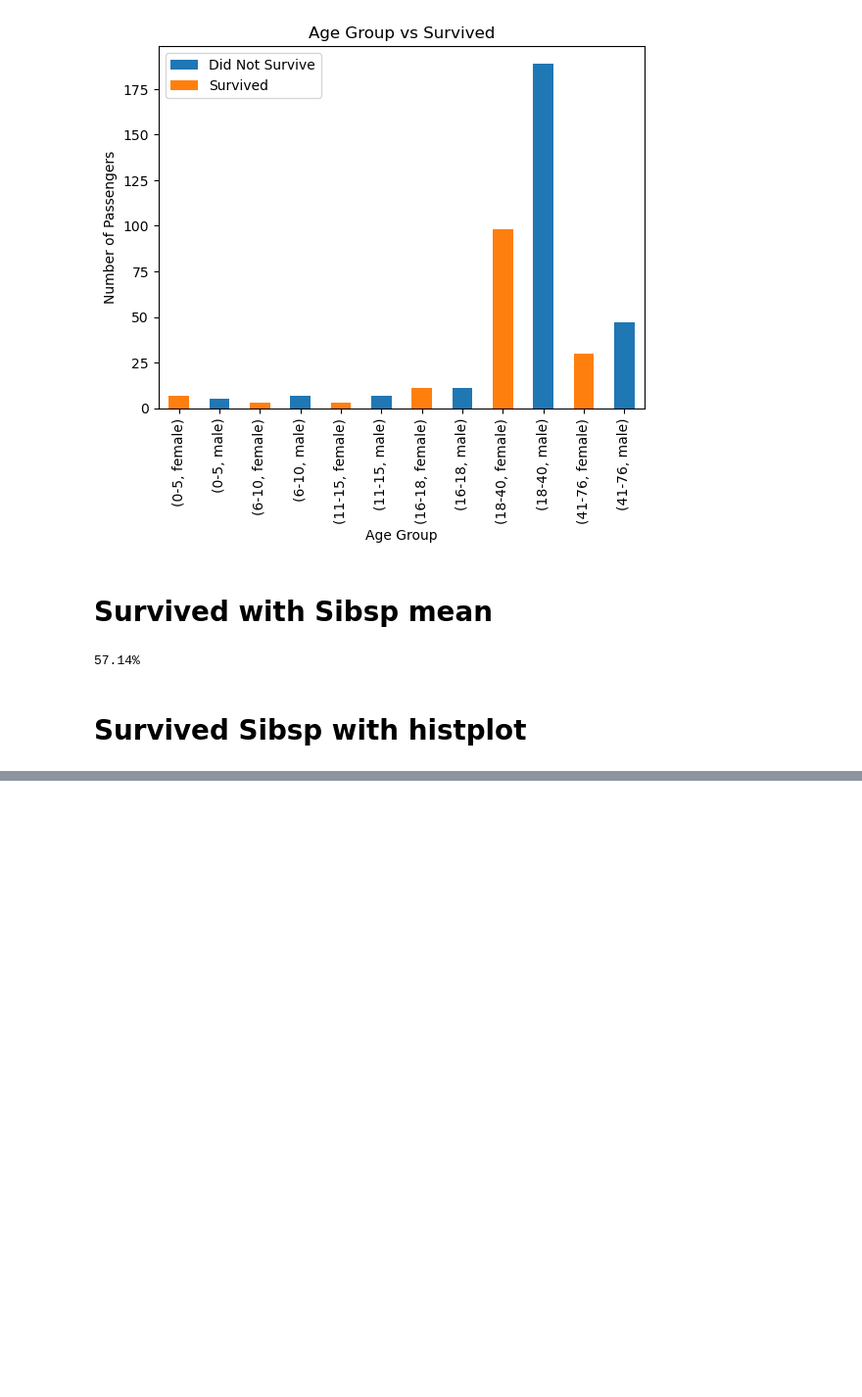
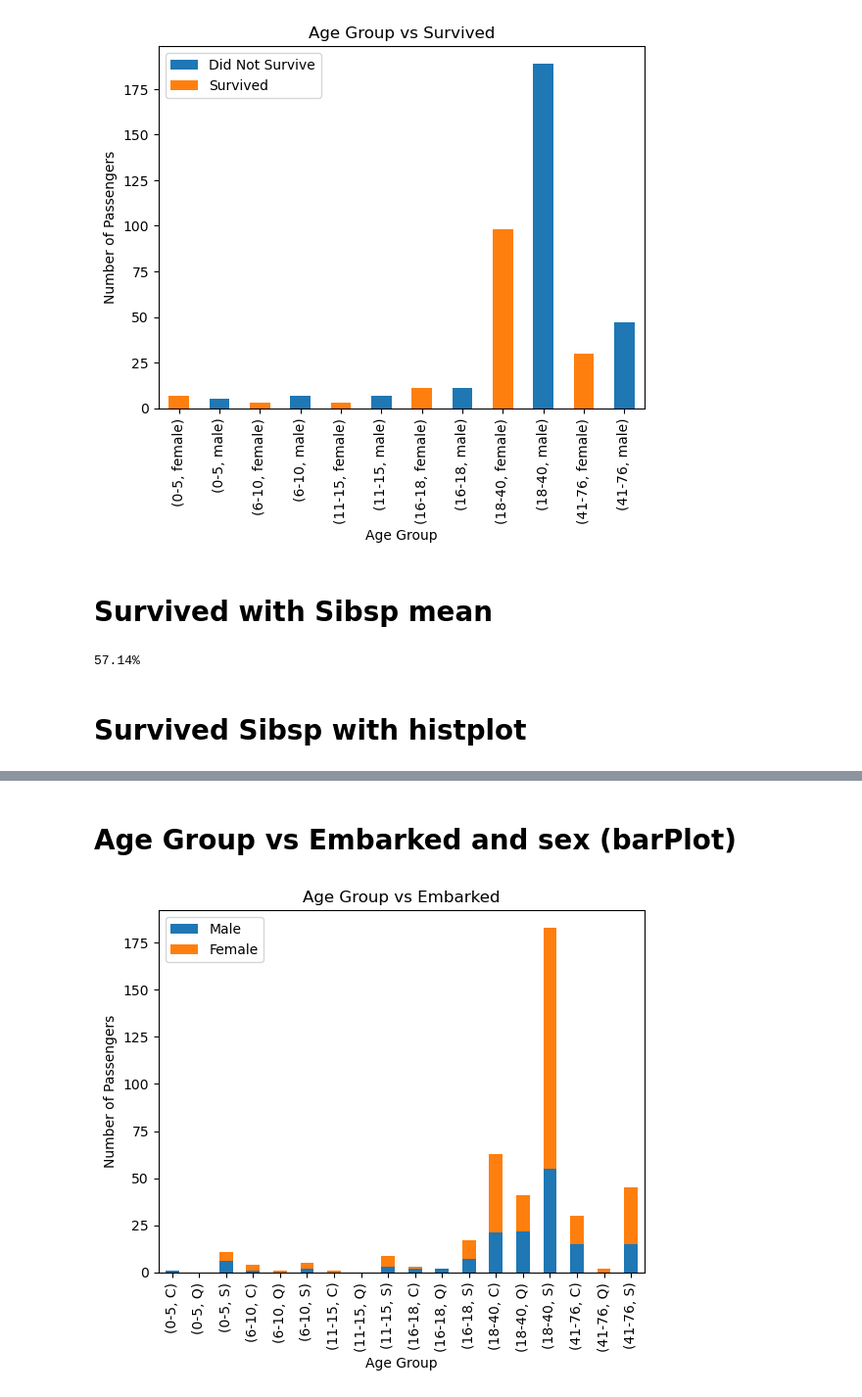
Before and after one commit to najeebjony/alfido_tech, a Jupyter notebook: titanic_prediction.ipynb, the cells around one changed output, grey strips where cells are left out. Shown: that part at 98% size. Saved outputs shown, nothing was run; the diff lists cells and outputs as text; code cells hidden in the pictures; blank space fills up the shorter version.

```diff
--- a/titanic_prediction.ipynb
+++ b/titanic_prediction.ipynb
@@ -493,0 +522,12 @@ fig.show()
+# %% [markdown]
+#  **Age Group vs Embarked and sex** (barPlot)
+# %%
+
+df.groupby("age_group")[['Embarked','Sex']].value_counts().unstack().plot(kind="bar",stacked=True)
+plt.title('Age Group vs Embarked')
+plt.xlabel('Age Group')
+plt.ylabel('Number of Passengers')
+plt.legend(['Male', 'Female'])
+plt.show()
+# %% [output]
+[figure, added]
```
Also changed, not shown: parts of 7 cells of this notebook.
